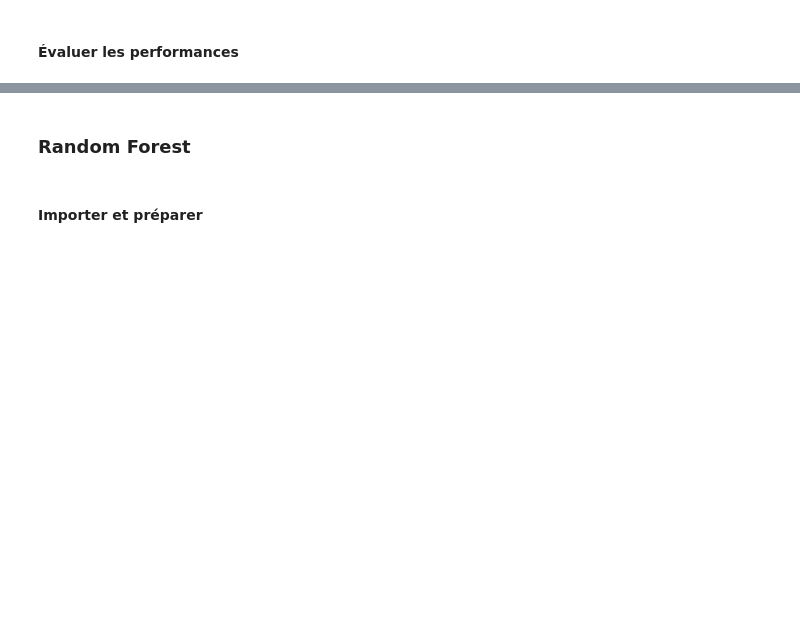
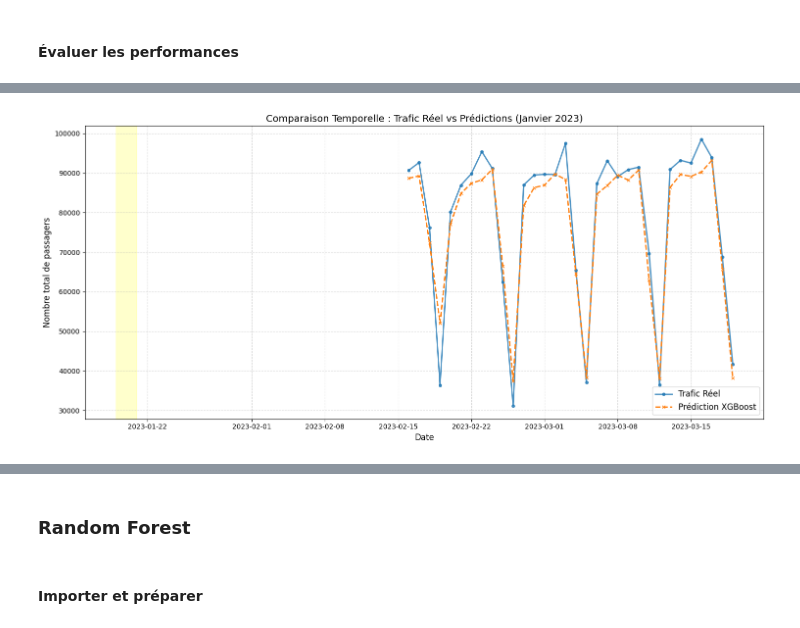
Before and after one commit to AudeAymone/PassengersNumberPrediction, a Jupyter notebook: Refonte_Projet_Team4.ipynb, the cells around one changed output, grey strips where cells are left out. Drawn from its saved outputs; the diff is of its cells as text; code cells hidden in the pictures; blank space fills up the shorter version.

```diff
--- a/Refonte_Projet_Team4.ipynb
+++ b/Refonte_Projet_Team4.ipynb
@@ -886,0 +897,39 @@ Test  -> MAE: 198.93, RMSE: 400.81, R²: 0.9790
+# %%
+# @title
+import matplotlib.pyplot as plt
+import pandas as pd
+
+# 1. On crée un DataFrame de résultats pour le set de Test
+results = pd.DataFrame({
+    'dateTime': df_test['dateTime'],
+    'Reel': y_test.values,
+    'Prediction': y_pred_test
+})
+
+# 2. On agrège par date pour voir le trafic total de la ville (plus lisible)
+daily_results = results.groupby('dateTime').sum()
+
+# 3. Visualisation
+plt.figure(figsize=(15, 7))
+
+plt.plot(daily_results.index, daily_results['Reel'],
+         label='Trafic Réel', color='#1f77b4', linewidth=2, marker='o', markersize=4, alpha=0.8)
+
+plt.plot(daily_results.index, daily_results['Prediction'],
+         label='Prédiction XGBoost', color='#ff7f0e', linestyle='--', linewidth=2, marker='x', markersize=4)
+
+# Mise en forme "Master 2"
+plt.title("Comparaison Temporelle : Trafic Réel vs Prédictions (Janvier 2023)", fontsize=14)
+plt.xlabel("Date", fontsize=12)
+plt.ylabel("Nombre total de passagers", fontsize=12)
+plt.legend(fontsize=12)
+plt.grid(True, which='both', linestyle='--', alpha=0.5)
+
+# Zoom sur la Tamborrada (autour du 20 janvier)
+plt.axvspan(pd.Timestamp('2023-01-19'), pd.Timestamp('2023-01-21'),
+            color='yellow', alpha=0.2, label='Période Tamborrada')
+
+plt.tight_layout()
+plt.show()
+# %% [output]
+[figure, added]
```
Also changed, not shown: parts of 69 cells of this notebook.
